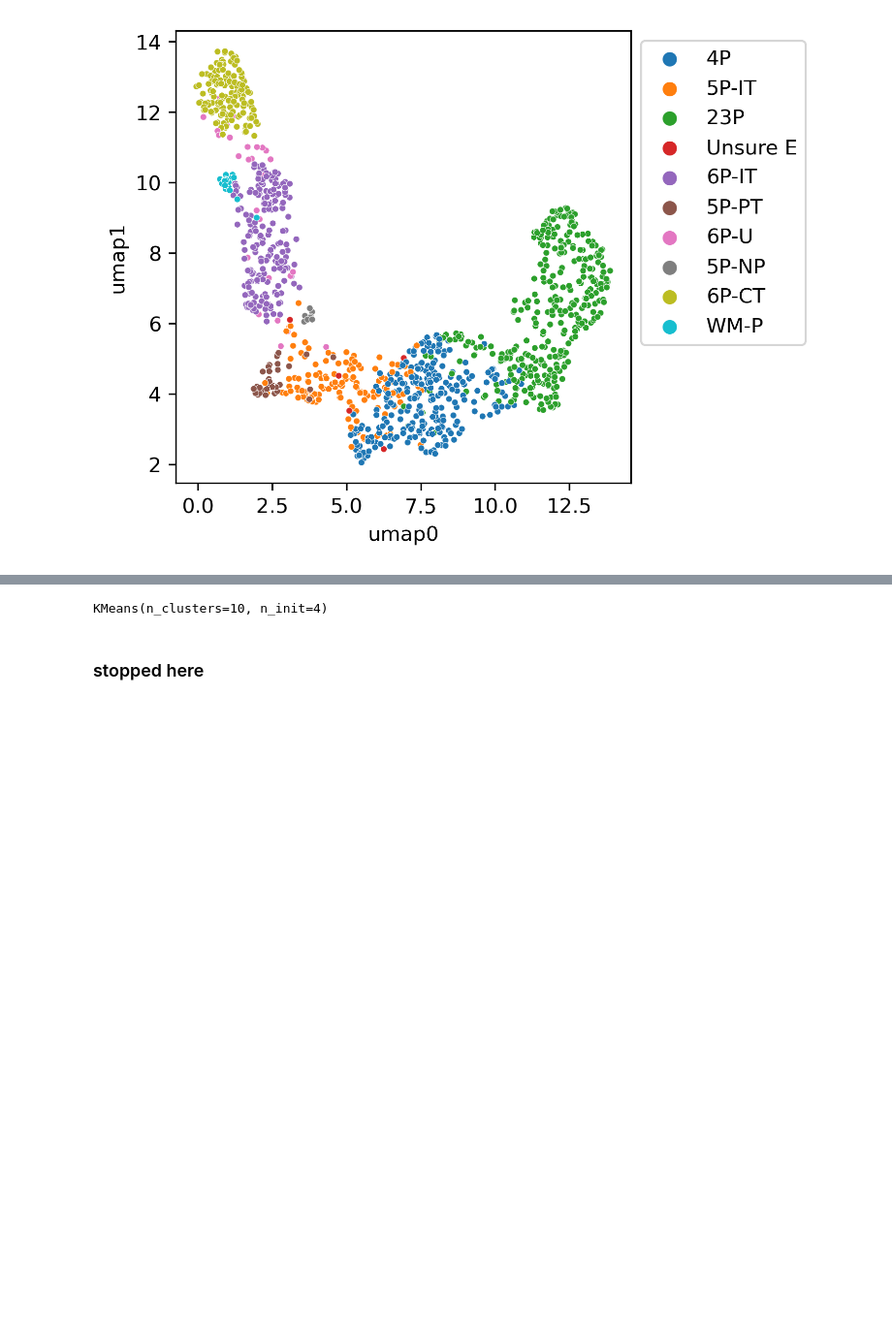
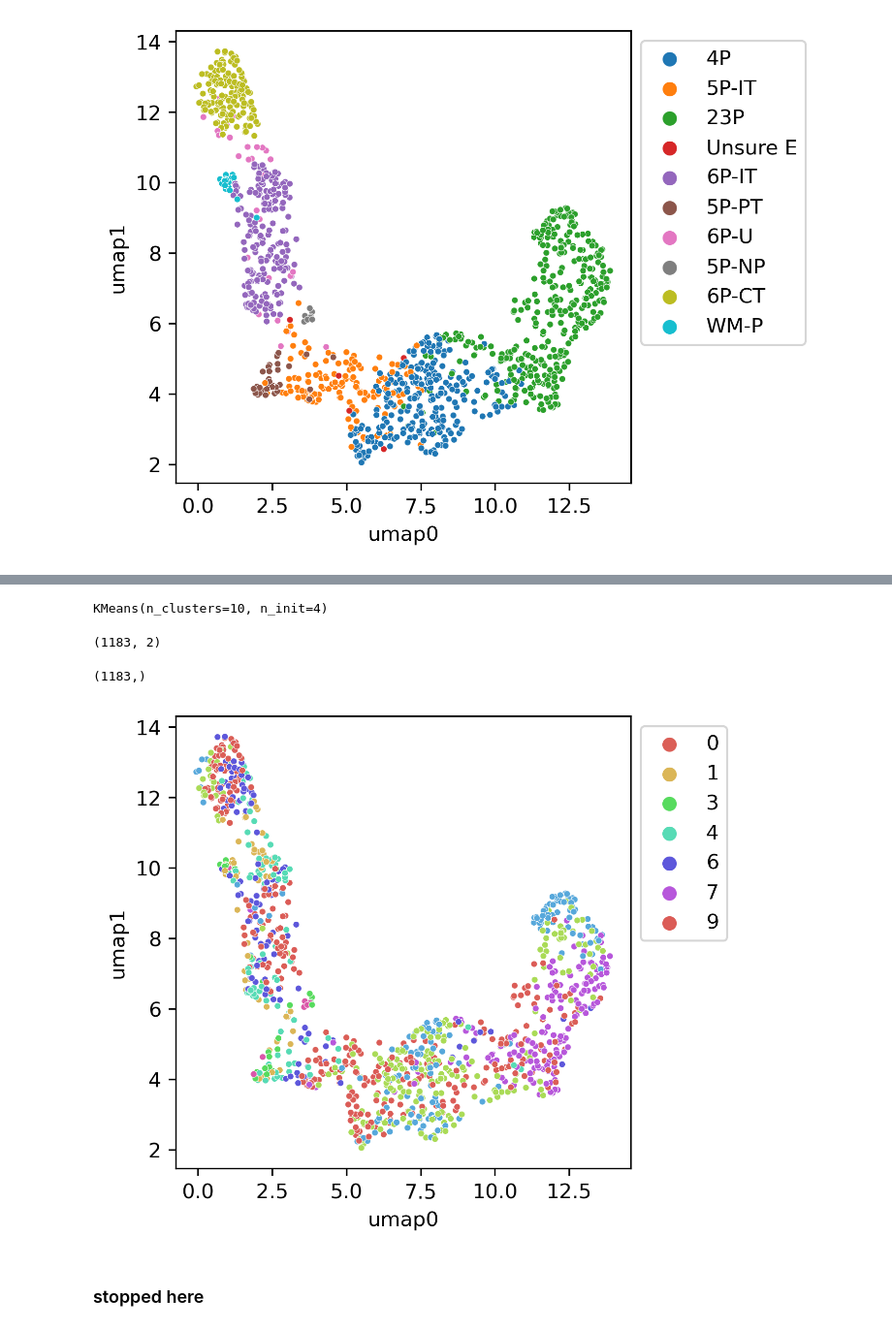
Before and after one commit to AllenInstitute/SWDB_CellTypeFunction, a Jupyter notebook: workshop1_AA/Day3_structuralDataClustering.ipynb, the cells around one changed output, grey strips where cells are left out. Shown: that part at 97% size. Drawn from its saved outputs; the diff is of its cells as text; code cells hidden in the pictures; blank space fills up the shorter version.

```diff
--- a/workshop1_AA/Day3_structuralDataClustering.ipynb
+++ b/workshop1_AA/Day3_structuralDataClustering.ipynb
@@ -222,13 +257,17 @@ plt.show()
 # %%
 # fit k-means on all features
-# retain numeric features
 reduced_for_kmeans = feat_df.copy()
+
+## Which features from feat_df should we retain? Which ones should we remove?
+
+### comment this later ###
 reduced_for_kmeans.drop(['Unnamed: 0','pt_root_id','classification_system',
        'cell_type_manual', 'has_ct_axon', 'umap0', 'umap1', 'm_type',
        'cell_id'], axis=1, inplace=True)
+
+#####
+
 # how many clusters?
 n_celltypes = 10
 kmeans = KMeans(init="k-means++", n_clusters=n_celltypes, n_init=4)
-kmeans.fit(reduced_for_kmeans)
+kmeans_predict = kmeans.fit(reduced_for_kmeans)
-# %% [output]
-KMeans(n_clusters=10, n_init=4)
@@ -237,3 +274,49 @@ KMeans(n_clusters=10, n_init=4)
+# %%
+kmeans_predict
+# %% [output]
+KMeans(n_clusters=10, n_init=4)
+# %%
+reduced_data.shape
+# %% [output]
+(1183, 2)
+# %%
+kmeans.labels_.shape
+# %% [output]
+(1183,)
+# %%
+# Visualize these clusters - on umap data as we did for manual cell types
+# reduced dataset:
+reduced_data = feat_df[["umap0", "umap1"]].copy()
+reduced_data['labels'] = kmeans.labels_
+
+# Now visualize clustering results with dimenison reduced version
+fig, ax = plt.subplots(figsize=(4, 4), dpi=300)
+sns.scatterplot(
+    x="umap0",
+    y="umap1",
+    data=reduced_data,
+    s=2,
+    alpha=0.2,
+    color='k',
+)
+
+sns.scatterplot(
+    x="umap0",
+    y="umap1",
+    data=reduced_data,
+    s=10,
+    hue="labels", palette="hls"
+
+)
+
+ax.legend().set_bbox_to_anchor((1,1))
+
+#plt.figure(figsize=(3,3))
+#plt.scatter(X_reduce[kmeans.labels_==2,0], X_reduce[kmeans.labels_==2,1], s = 20, c ='blue')
+#plt.scatter(X_reduce[kmeans.labels_==1,0], X_reduce[kmeans.labels_==1,1], s = 20, c ='red')
+#plt.scatter(X_reduce[kmeans.labels_==0,0], X_reduce[kmeans.labels_==0,1], s = 20, c ='green')
+# %% [output]
+[figure, added]
 # %% [markdown]
 ### stopped here ###
 # %%
```
Also changed, not shown: parts of 22 cells of this notebook, 1 other file.
